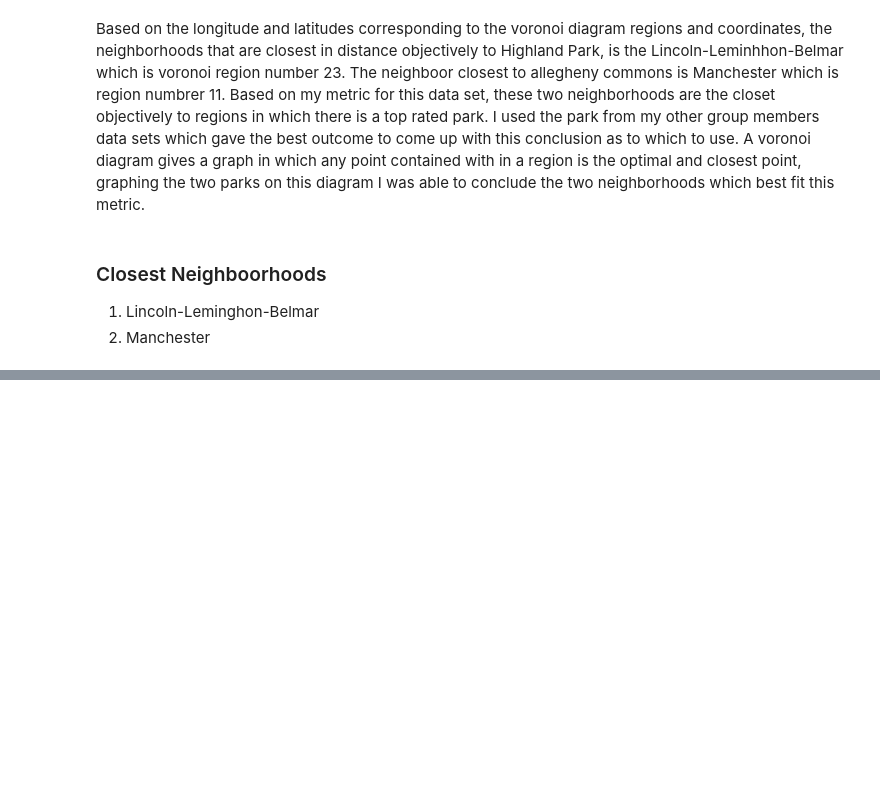
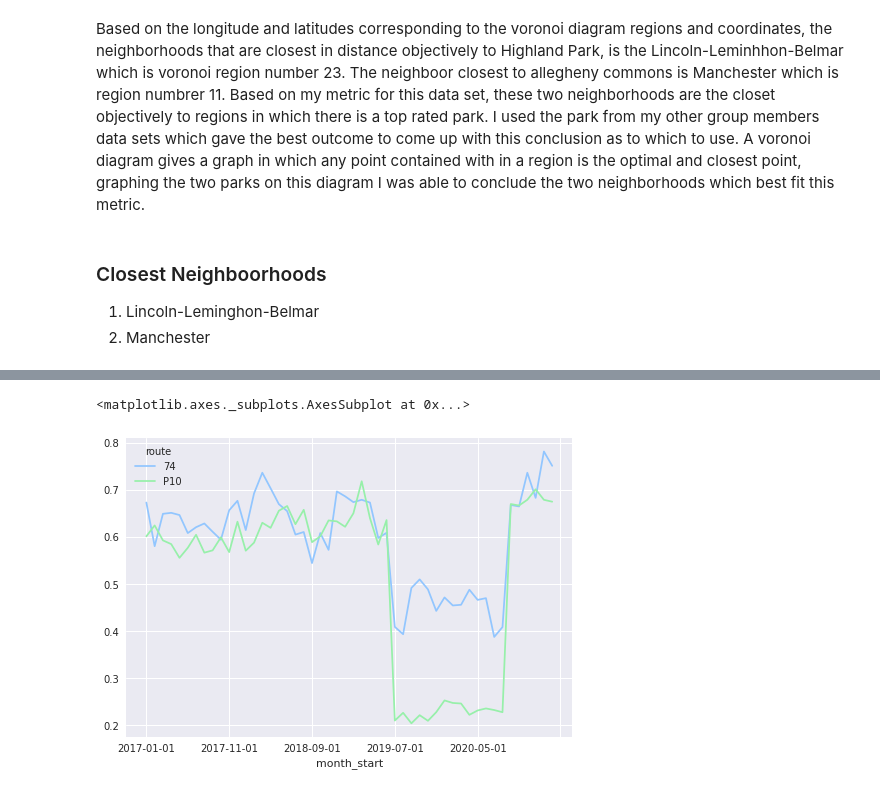
Before and after one commit to suchiattota/final-project-team-1, a Jupyter notebook: FinalProject.ipynb, the cells around one changed output, grey strips where cells are left out. Cells and saved outputs as stored; diff of their text form; code cells hidden in the pictures; blank space fills up the shorter version.

```diff
--- a/FinalProject.ipynb
+++ b/FinalProject.ipynb
@@ -294,0 +331,5 @@ Based on the longitude and latitudes corresponding to the voronoi diagram region
+# %%
+llb.plot()
+# %% [output]
+<matplotlib.axes._subplots.AxesSubplot at 0x...>
+[figure, added]
```
Also changed, not shown: parts of 21 cells of this notebook.
